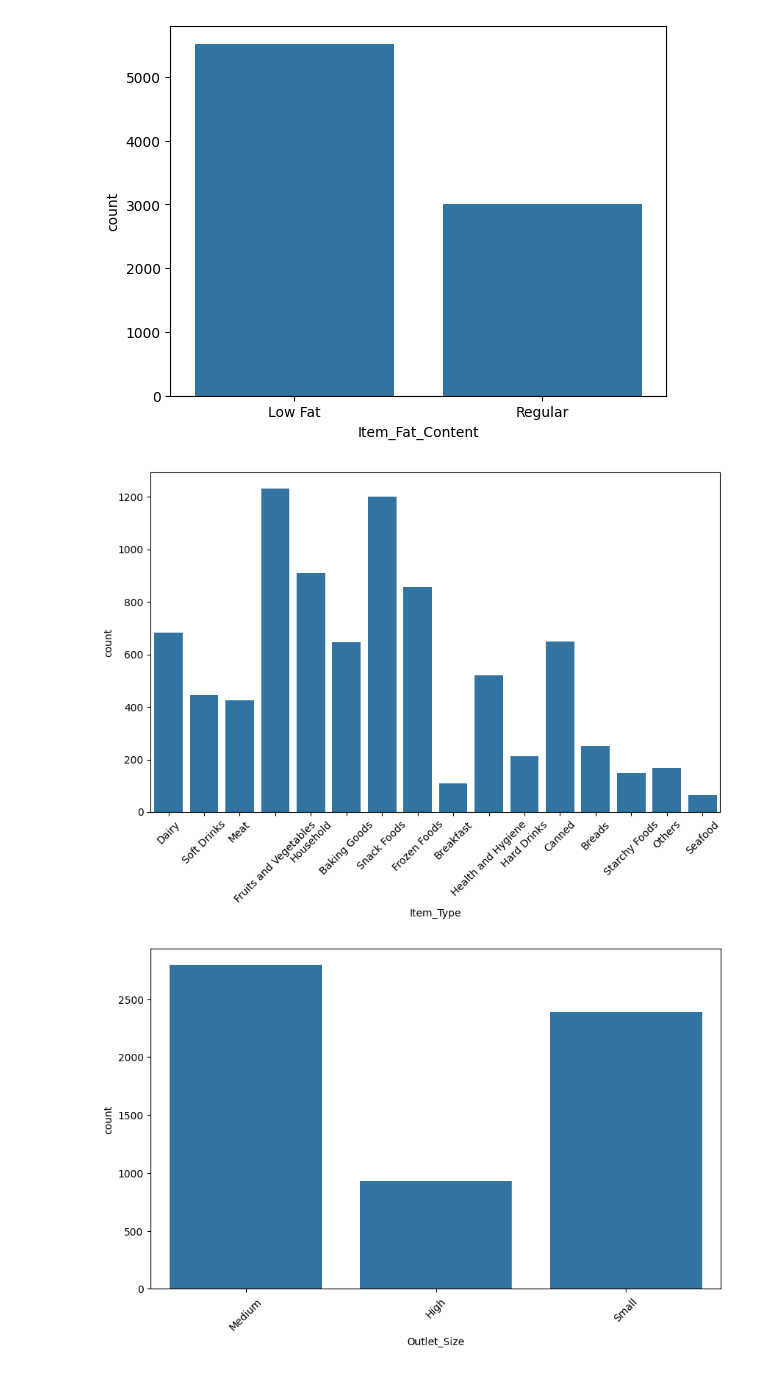
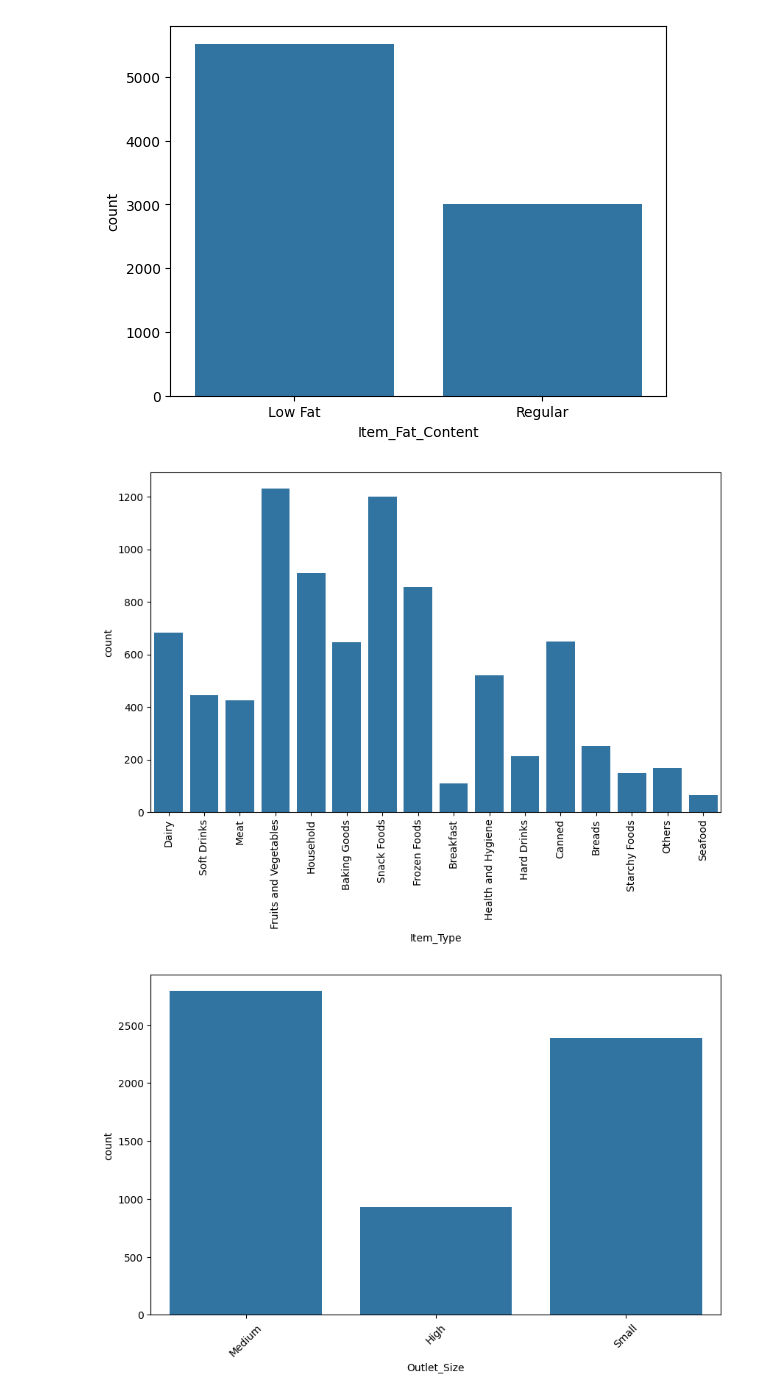
Before and after one commit to ElhamIsm/Prediction-of-Product-Sales, a Jupyter notebook: Prediction_of_Product_Sales.ipynb, the cells around one changed output. Saved outputs shown, nothing was run; the diff lists cells and outputs as text; code cells hidden in the pictures.

```diff
--- a/Prediction_of_Product_Sales.ipynb
+++ b/Prediction_of_Product_Sales.ipynb
@@ -249,9 +249,9 @@ sns.countplot(data=df, x='Item_Fat_Content')
 # %%
 plt.figure(figsize=(10, 6))
 ax = sns.countplot(data=df, x='Item_Type')
-ax.tick_params(axis='x', rotation = 45)
+ax.tick_params(axis='x', rotation = 90)
 # %% [output]
-[figure, old version]
+[figure, new version]
 # %%
 plt.figure(figsize=(10, 6))
 ax = sns.countplot(data=df, x='Outlet_Size')
```
Also changed, not shown: parts of 2 cells of this notebook.
